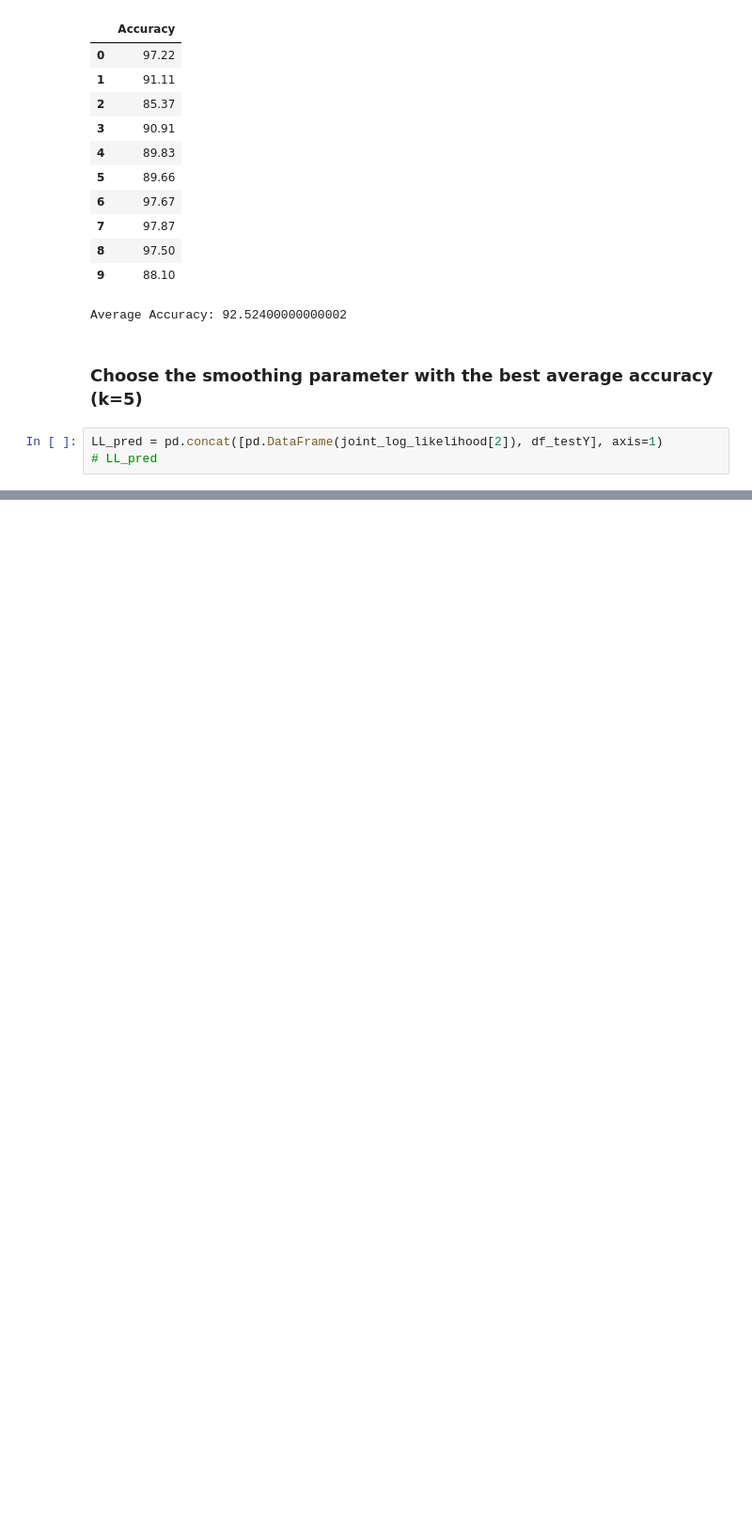
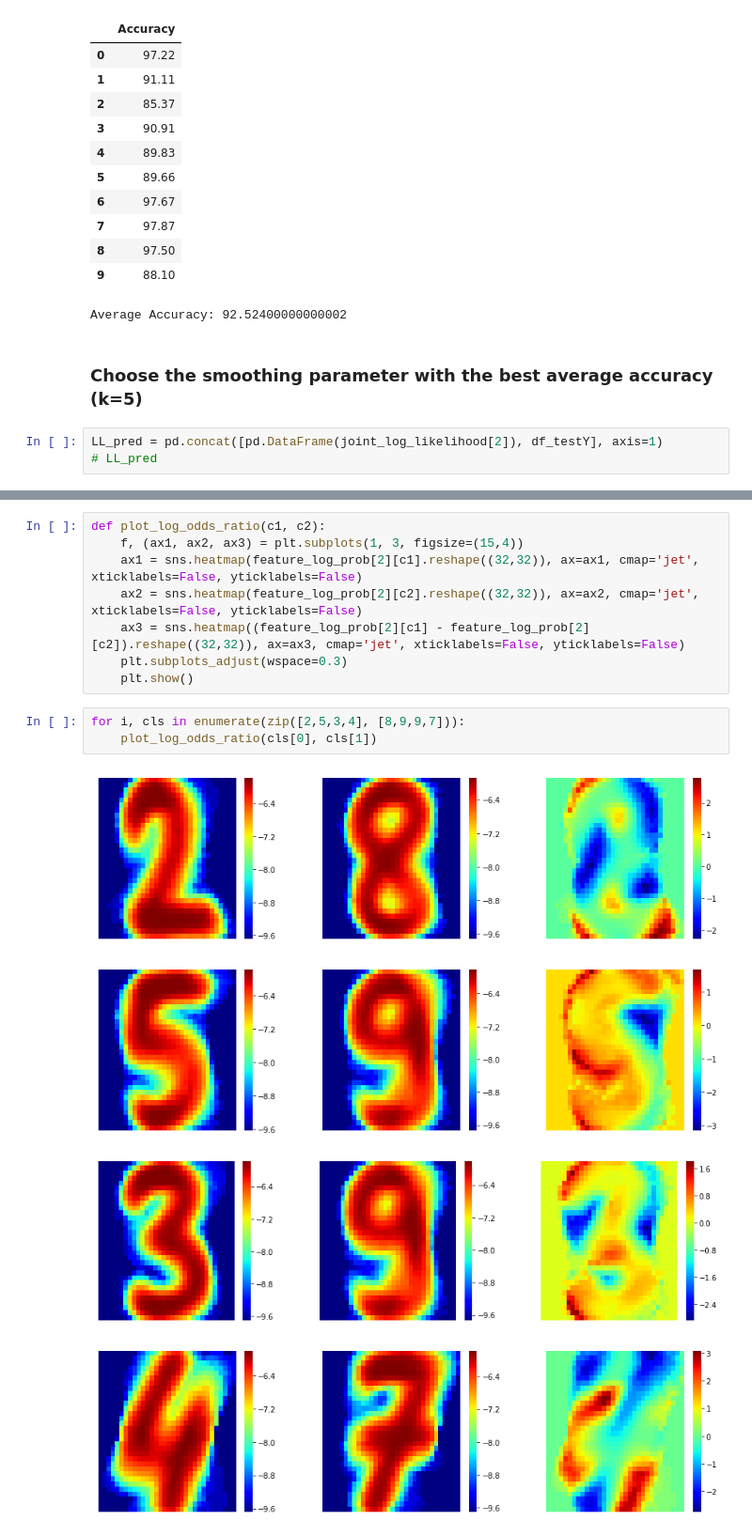
Before and after one commit to 20joseph10/CS440-MP3, a Jupyter notebook: MP3.ipynb, the cells around one changed output, grey strips where cells are left out. Shown at 94% size. Cells and saved outputs as stored; diff of their text form; blank space fills up the shorter version.

```diff
--- a/MP3.ipynb
+++ b/MP3.ipynb
@@ -214,0 +218,16 @@ for index in range(10):
+# %%
+def plot_log_odds_ratio(c1, c2):
+    f, (ax1, ax2, ax3) = plt.subplots(1, 3, figsize=(15,4))
+    ax1 = sns.heatmap(feature_log_prob[2][c1].reshape((32,32)), ax=ax1, cmap='jet', xticklabels=False, yticklabels=False)
+    ax2 = sns.heatmap(feature_log_prob[2][c2].reshape((32,32)), ax=ax2, cmap='jet', xticklabels=False, yticklabels=False)
+    ax3 = sns.heatmap((feature_log_prob[2][c1] - feature_log_prob[2][c2]).reshape((32,32)), ax=ax3, cmap='jet', xticklabels=False, yticklabels=False)
+    plt.subplots_adjust(wspace=0.3)
+    plt.show()
+# %%
+for i, cls in enumerate(zip([2,5,3,4], [8,9,9,7])):
+    plot_log_odds_ratio(cls[0], cls[1])
+# %% [output]
+[figure, added]
+[figure, added]
+[figure, added]
+[figure, added]
```
Also changed, not shown: parts of 2 cells of this notebook.
